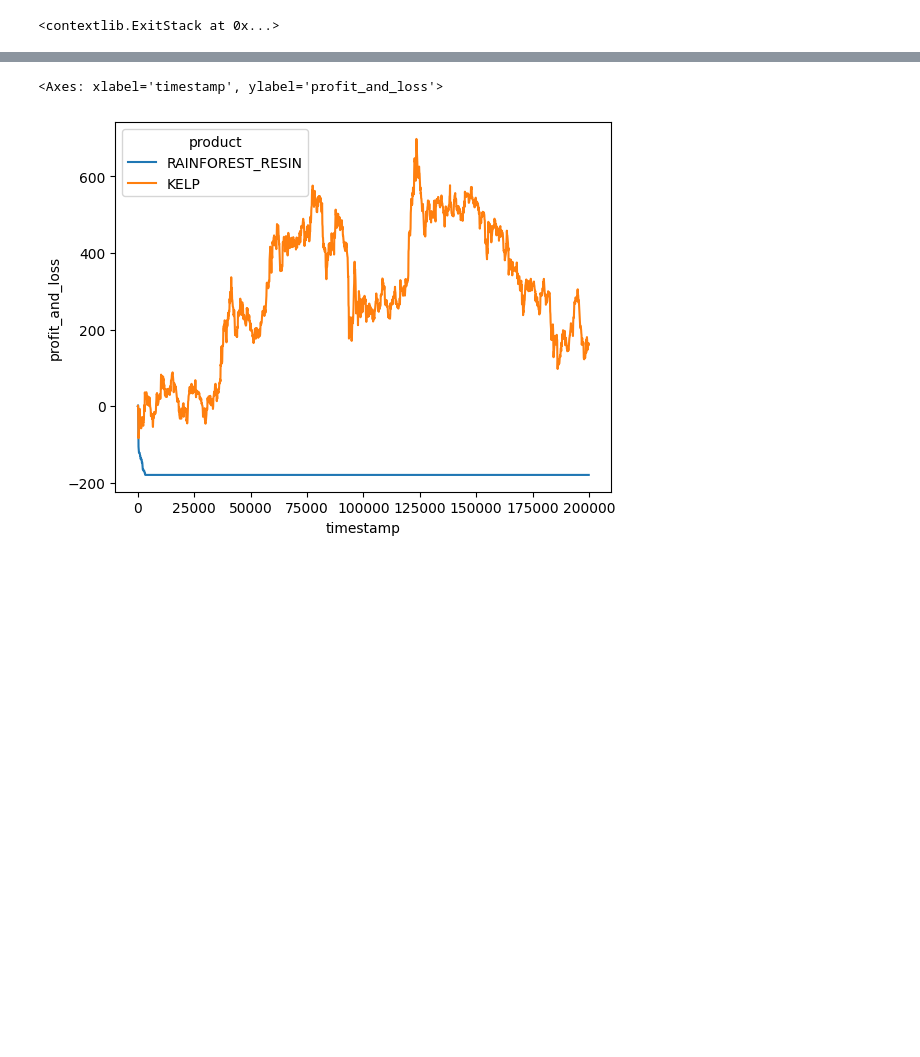
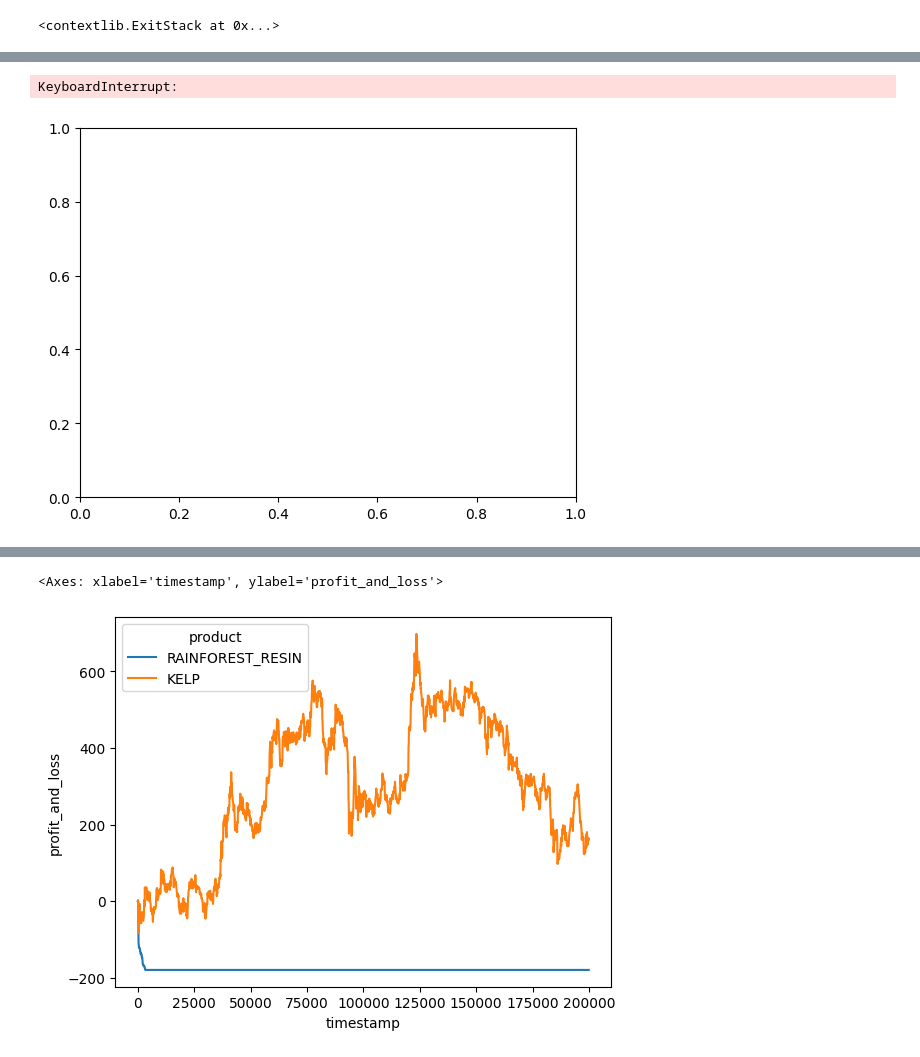
Before and after one commit to nineninesixteensixtn/BANDO, a Jupyter notebook: algoresults/workingfile.ipynb, the cells around one changed output, grey strips where cells are left out. Cells and saved outputs as stored; diff of their text form; code cells hidden in the pictures; blank space fills up the shorter version.

```diff
--- a/algoresults/workingfile.ipynb
+++ b/algoresults/workingfile.ipynb
@@ -28,0 +89,5 @@ data
+# %%
+sns.lineplot(data[['timestamp','vwap']], x = 'timestamp', y='vwap')
+# %% [output]
+KeyboardInterrupt:
+[figure, added]
```
Also changed, not shown: parts of 22 cells of this notebook, 2 other files.
